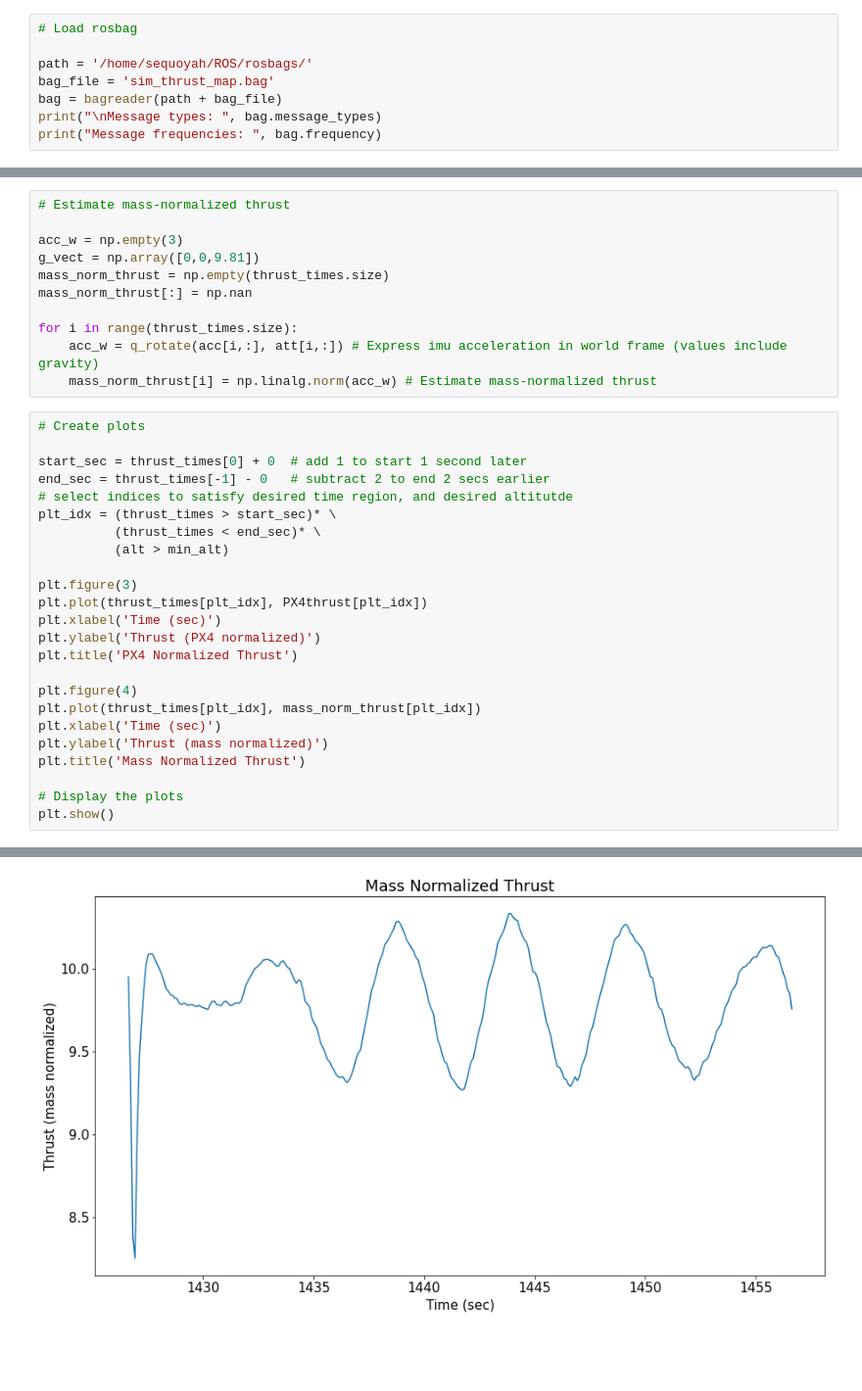
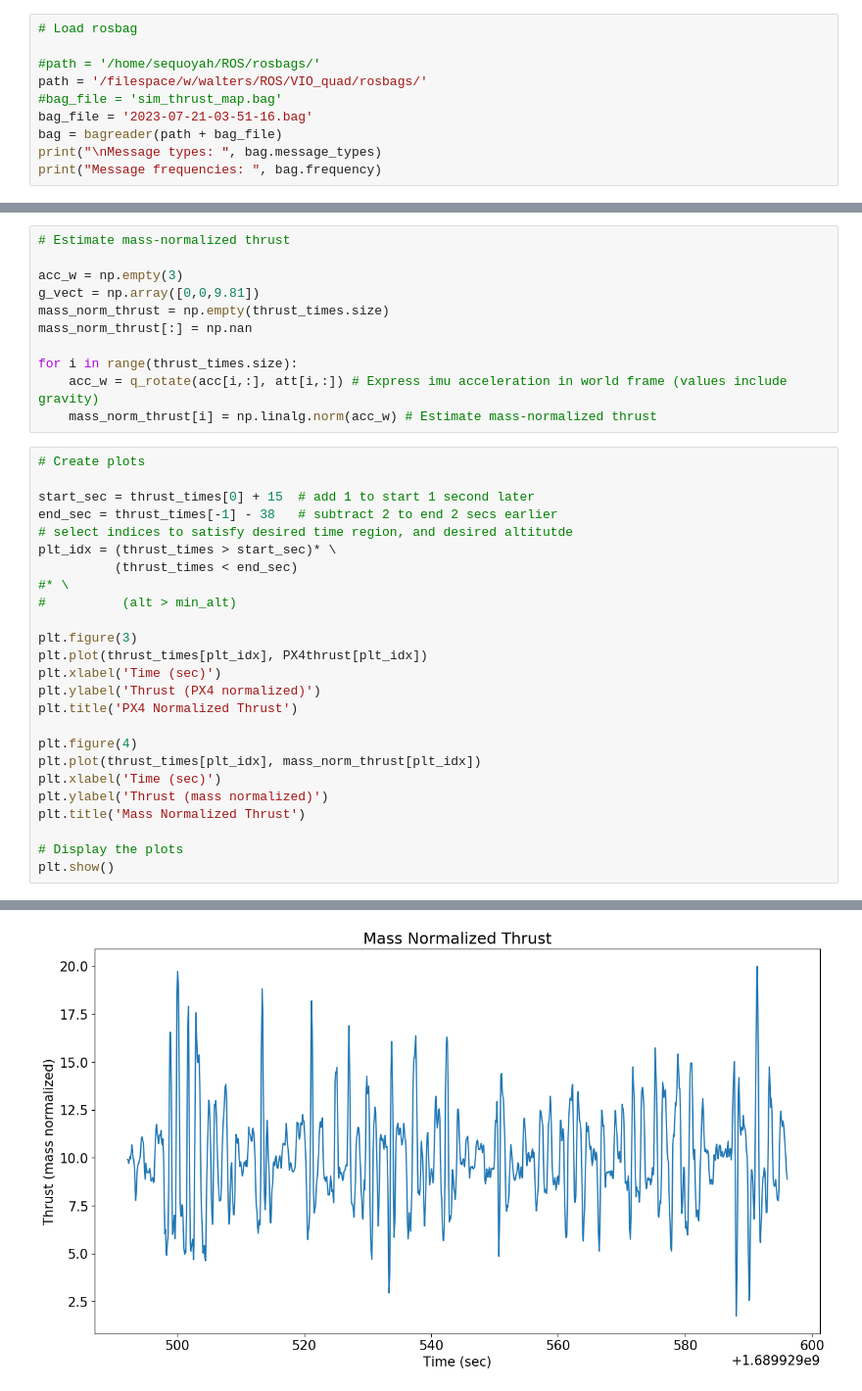
Before and after one commit to seqwalt/vioquad_land, a Jupyter notebook: extra/log_analysis/thrust_mapping_rosbag.ipynb, the cells around one changed output, grey strips where cells are left out. Shown: that part at 98% size. Saved outputs shown, nothing was run; the diff lists cells and outputs as text; blank space fills up the shorter version.

Commit message:
quadcopter thrust mapping

```diff
--- a/extra/log_analysis/thrust_mapping_rosbag.ipynb
+++ b/extra/log_analysis/thrust_mapping_rosbag.ipynb
@@ -29,8 +29,10 @@ from numpy.polynomial.polynomial import polyfit
 # %%
 # Load rosbag
 
-path = '/home/sequoyah/ROS/rosbags/'
-bag_file = 'sim_thrust_map.bag'
+#path = '/home/sequoyah/ROS/rosbags/'
+path = '/filespace/w/walters/ROS/VIO_quad/rosbags/'
+#bag_file = 'sim_thrust_map.bag'
+bag_file = '2023-07-21-03-51-16.bag'
 bag = bagreader(path + bag_file)
 print("\nMessage types: ", bag.message_types)
 print("Message frequencies: ", bag.frequency)
@@ -168,12 +170,13 @@ for i in range(thrust_times.size):
 # %%
 # Create plots
 
-start_sec = thrust_times[0] + 0  # add 1 to start 1 second later
-end_sec = thrust_times[-1] - 0   # subtract 2 to end 2 secs earlier
+start_sec = thrust_times[0] + 15  # add 1 to start 1 second later
+end_sec = thrust_times[-1] - 38   # subtract 2 to end 2 secs earlier
 # select indices to satisfy desired time region, and desired altitutde
 plt_idx = (thrust_times > start_sec)* \
-          (thrust_times < end_sec)* \
-          (alt > min_alt)
+          (thrust_times < end_sec)
+#* \
+#          (alt > min_alt)
 
 plt.figure(3)
 plt.plot(thrust_times[plt_idx], PX4thrust[plt_idx])
@@ -194,4 +197,4 @@ plt.show()
-[figure, old version]
+[figure, new version]
 # %%
 # Fit polynomial to data
 
```
Also changed, not shown: parts of 5 cells of this notebook, 1 other file.
